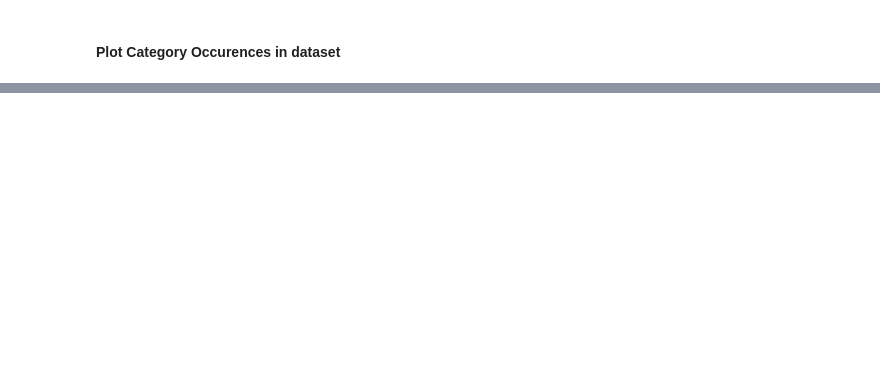
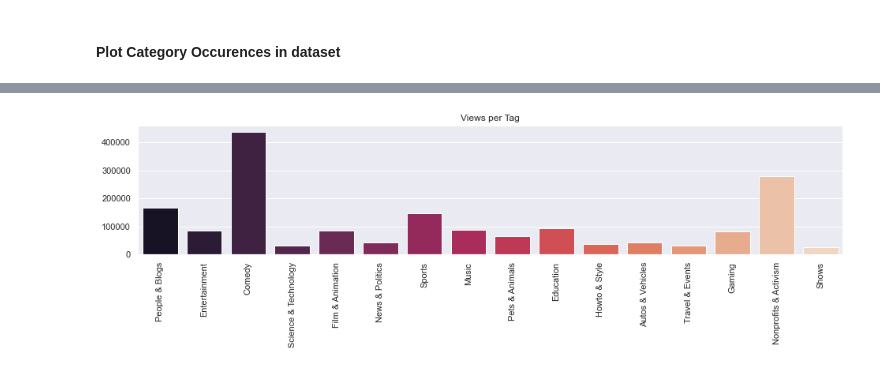
Before and after one commit to Fanarosss/Text-Summarization, a Jupyter notebook: Youtube_Videos_Analysis.ipynb, the cells around one changed output, grey strips where cells are left out. Saved outputs shown, nothing was run; the diff lists cells and outputs as text; code cells hidden in the pictures; blank space fills up the shorter version.

```diff
--- a/Youtube_Videos_Analysis.ipynb
+++ b/Youtube_Videos_Analysis.ipynb
@@ -60,0 +108,9 @@ plt.show()
+# %%
+f, ax1 = plt.subplots(1, 1, figsize=(16, 3), sharex=True)
+categ_plot = sns.barplot(x=categories, y=viewspertag, palette="rocket", ax=ax1)
+categ_plot.set_xticklabels(categ_plot.get_xticklabels(), rotation='vertical')
+categ_plot.set_xlabel("", fontsize=12)
+ax1.set_title('Views per Tag')
+plt.show()
+# %% [output]
+[figure, added]
```
Also changed, not shown: parts of 20 cells of this notebook.
